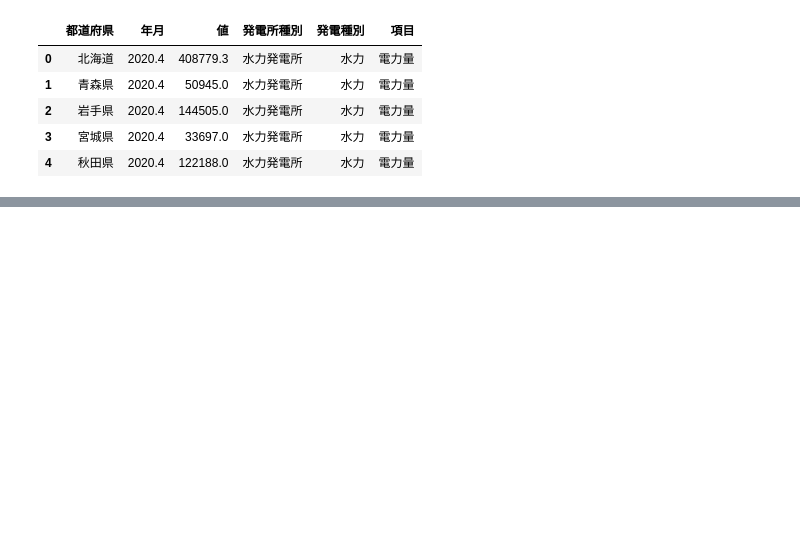
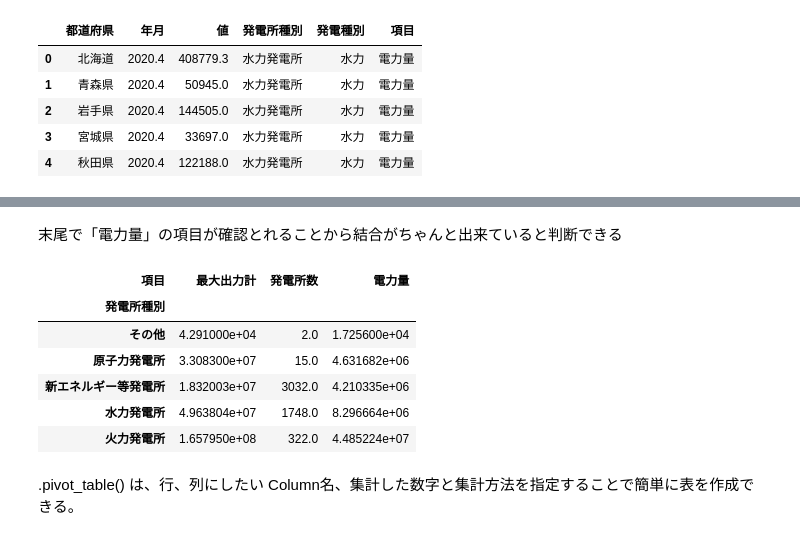
Before and after one commit to 1024xx4/100_Data_processing--visualization, a Jupyter notebook: excel_data.ipynb, the cells around one changed output, grey strips where cells are left out. Cells and saved outputs as stored; diff of their text form; code cells hidden in the pictures; blank space fills up the shorter version.

```diff
--- a/excel_data.ipynb
+++ b/excel_data.ipynb
@@ -413,0 +434,15 @@ ca_datas_v.head()  # 先頭５行表示
+# %% [markdown]
+末尾で「電力量」の項目が確認とれることから結合がちゃんと出来ていると判断できる
+# %%
+# 2020年４月の発電所種別Data の表示
+pd.pivot_table(datas_v_all.loc[datas_v_all['年月']=='2020.4'], index='発電所種別', columns='項目', values='値', aggfunc='sum')
+# %% [output]
+| 項目 | 最大出力計 | 発電所数 | 電力量 |
+| 発電所種別 |  |  |  |
+| その他 | 4.291000e+04 | 2.0 | 1.725600e+04 |
+| 原子力発電所 | 3.308300e+07 | 15.0 | 4.631682e+06 |
+| 新エネルギー等発電所 | 1.832003e+07 | 3032.0 | 4.210335e+06 |
+| 水力発電所 | 4.963804e+07 | 1748.0 | 8.296664e+06 |
+| 火力発電所 | 1.657950e+08 | 322.0 | 4.485224e+07 |
+# %% [markdown]
+.pivot_table() は、行、列にしたい Column名、集計した数字と集計方法を指定することで簡単に表を作成できる。
```
Also changed, not shown: parts of 2 cells of this notebook.
